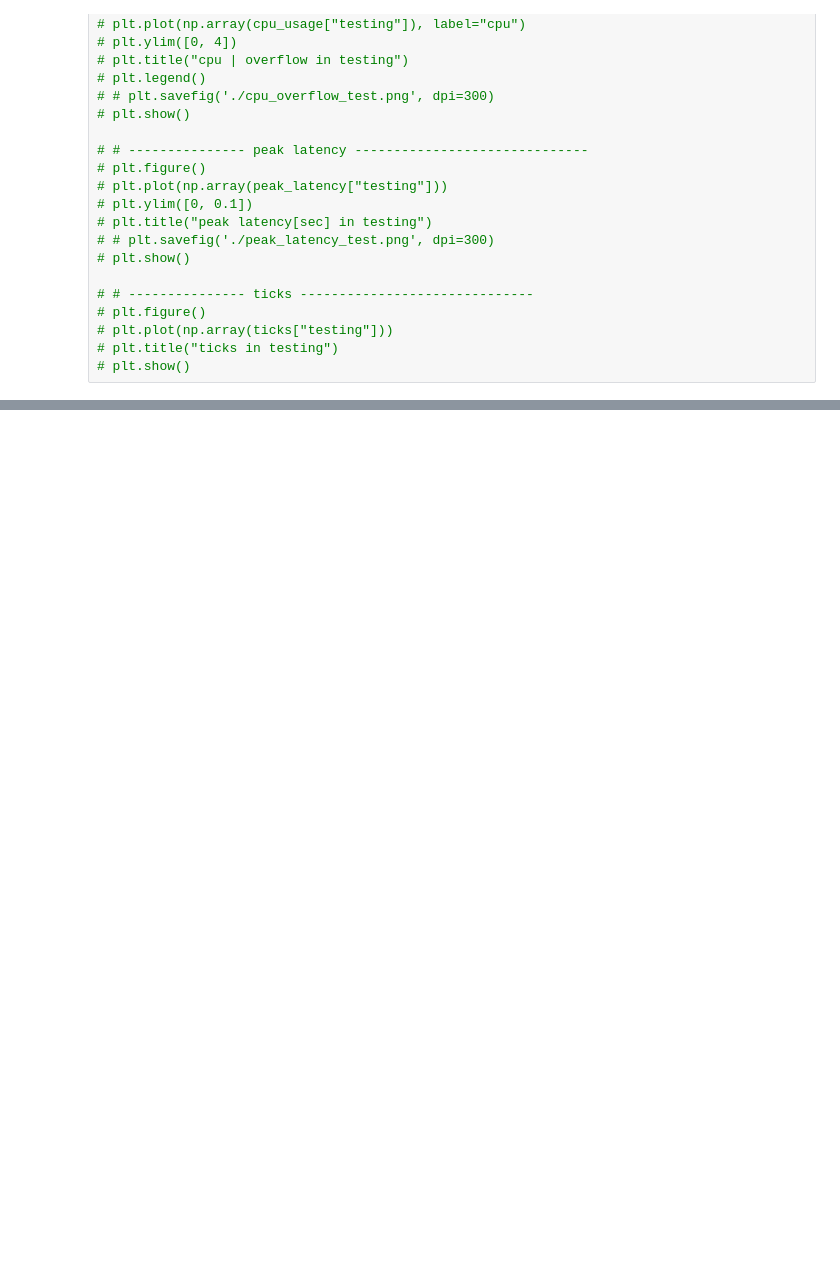
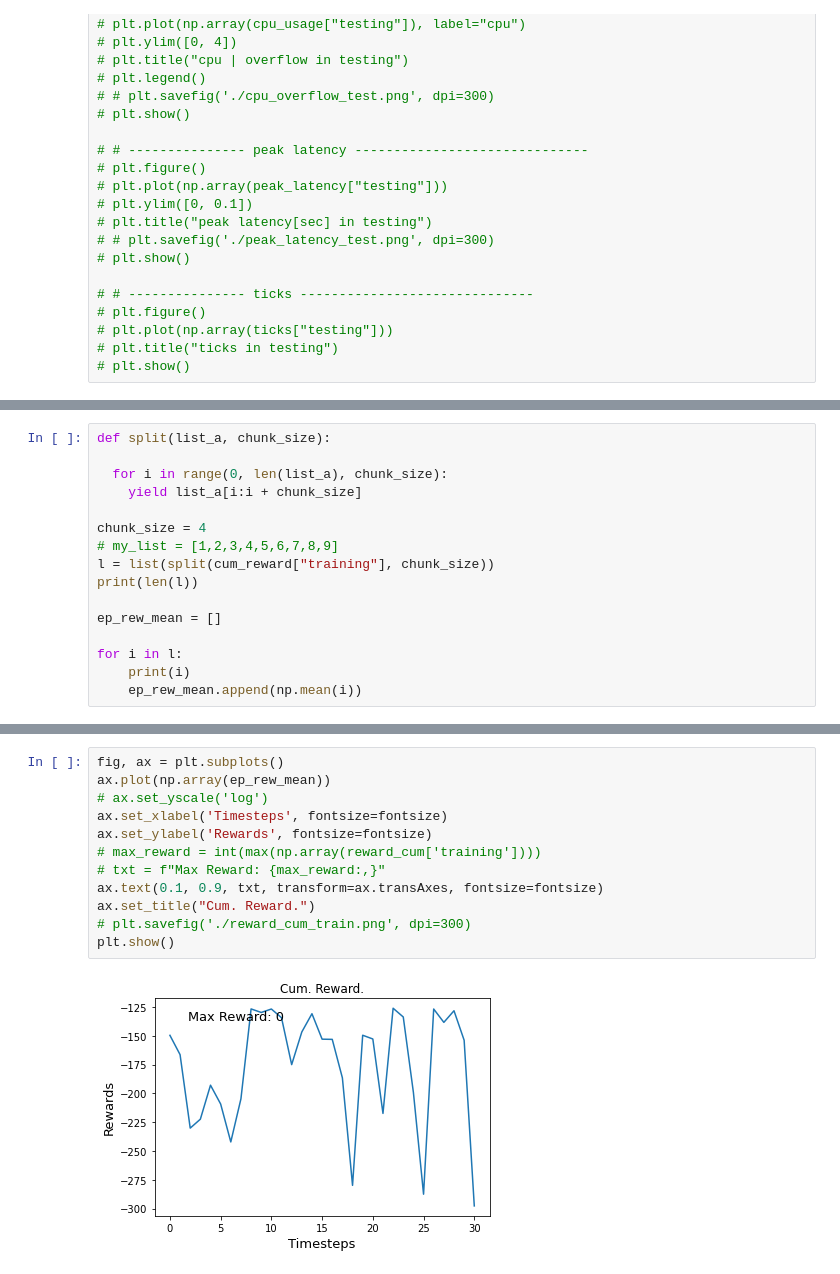
Before and after one commit to psotoarenas/RL_autoscalers_dynasim, a Jupyter notebook: plot_notebooks/dynamicsim_ai_plots_wandb.ipynb, the cells around one changed output, grey strips where cells are left out. Saved outputs shown, nothing was run; the diff lists cells and outputs as text; blank space fills up the shorter version.

```diff
--- a/plot_notebooks/dynamicsim_ai_plots_wandb.ipynb
+++ b/plot_notebooks/dynamicsim_ai_plots_wandb.ipynb
@@ -351,0 +367,16 @@ Percentage of SLO violations: 0.08%
+# %%
+def split(list_a, chunk_size):
+
+  for i in range(0, len(list_a), chunk_size):
+    yield list_a[i:i + chunk_size]
+
+chunk_size = 4
+# my_list = [1,2,3,4,5,6,7,8,9]
+l = list(split(cum_reward["training"], chunk_size))
+print(len(l))
+
+ep_rew_mean = []
+
+for i in l:
+    print(i)
+    ep_rew_mean.append(np.mean(i))
@@ -351,0 +401,14 @@ Percentage of SLO violations: 0.08%
+# %%
+fig, ax = plt.subplots()
+ax.plot(np.array(ep_rew_mean))
+# ax.set_yscale('log')
+ax.set_xlabel('Timesteps', fontsize=fontsize)
+ax.set_ylabel('Rewards', fontsize=fontsize)
+# max_reward = int(max(np.array(reward_cum['training'])))
+# txt = f"Max Reward: {max_reward:,}"
+ax.text(0.1, 0.9, txt, transform=ax.transAxes, fontsize=fontsize)
+ax.set_title("Cum. Reward.")
+# plt.savefig('./reward_cum_train.png', dpi=300)
+plt.show()
+# %% [output]
+[figure, added]
```
Also changed, not shown: parts of 9 cells of this notebook, 4 other files.
